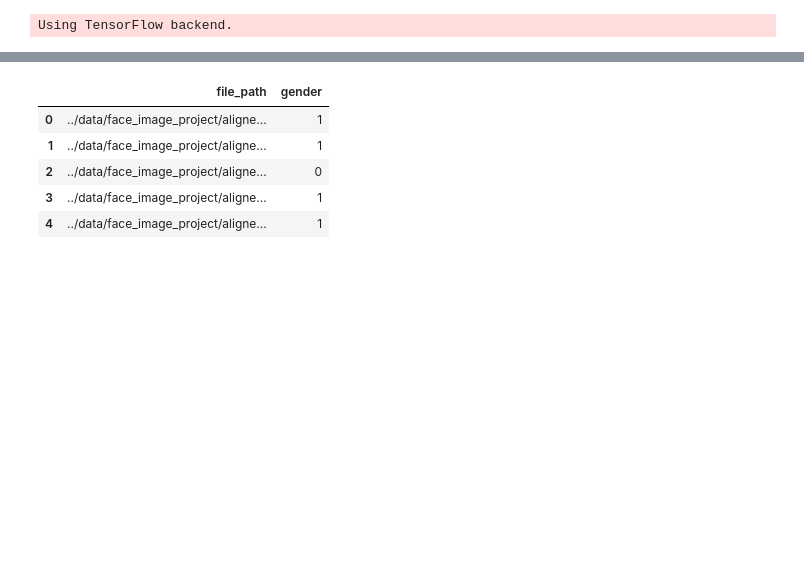
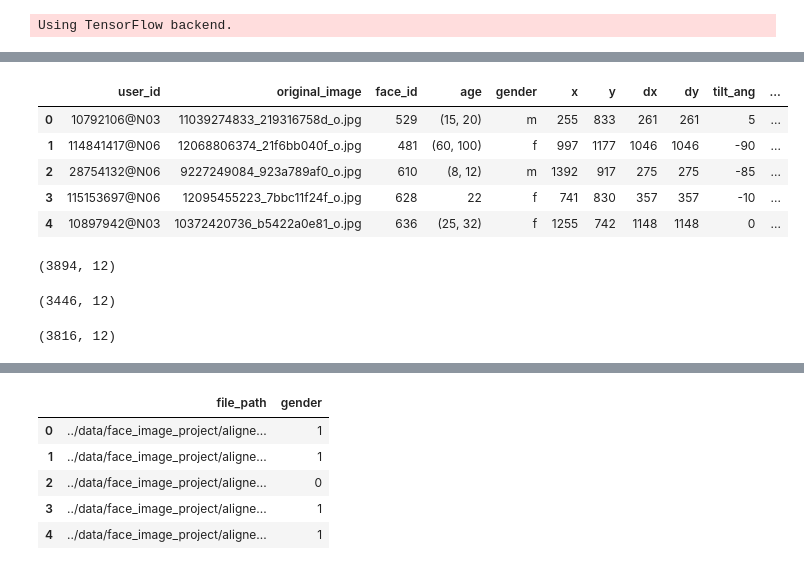
Before and after one commit to davidmrdavid/demographics_net, a Jupyter notebook: src/notebooks/2. Vainilla CNNs.ipynb, the cells around one changed output, grey strips where cells are left out. Saved outputs shown, nothing was run; the diff lists cells and outputs as text; code cells hidden in the pictures; blank space fills up the shorter version.

```diff
--- a/src/notebooks/2. Vainilla CNNs.ipynb
+++ b/src/notebooks/2. Vainilla CNNs.ipynb
@@ -28,0 +30,36 @@ data.head()
+# %%
+# Get the data
+data1 = pd.read_csv(filepath_or_buffer="../data/face_image_project/fold_1_data.txt", sep="\t")
+data1 = data1.sample(frac=1).reset_index(drop=True)
+data1.head()
+# %% [output]
+|  | user_id | original_image | face_id | age | gender | x | y | dx | dy | tilt_ang | ... |
+| 0 | 10792106@N03 | 11039274833_219316758d_o.jpg | 529 | (15, 20) | m | 255 | 833 | 261 | 261 | 5 | ... |
+| 1 | 114841417@N06 | 12068806374_21f6bb040f_o.jpg | 481 | (60, 100) | f | 997 | 1177 | 1046 | 1046 | -90 | ... |
+| 2 | 28754132@N06 | 9227249084_923a789af0_o.jpg | 610 | (8, 12) | m | 1392 | 917 | 275 | 275 | -85 | ... |
+| 3 | 115153697@N06 | 12095455223_7bbc11f24f_o.jpg | 628 | 22 | f | 741 | 830 | 357 | 357 | -10 | ... |
+| 4 | 10897942@N03 | 10372420736_b5422a0e81_o.jpg | 636 | (25, 32) | f | 1255 | 742 | 1148 | 1148 | 0 | ... |
+# %%
+# Get the data
+data2 = pd.read_csv(filepath_or_buffer="../data/face_image_project/fold_2_data.txt", sep="\t")
+data2 = data2.sample(frac=1).reset_index(drop=True)
+data2.head()
+data2.shape
+# %% [output]
+(3894, 12)
+# %%
+# Get the data
+data3 = pd.read_csv(filepath_or_buffer="../data/face_image_project/fold_3_data.txt", sep="\t")
+data3 = data3.sample(frac=1).reset_index(drop=True)
+data3.head()
+data3.shape
+# %% [output]
+(3446, 12)
+# %%
+# Get the data
+data4 = pd.read_csv(filepath_or_buffer="../data/face_image_project/fold_4_data.txt", sep="\t")
+data4 = data4.sample(frac=1).reset_index(drop=True)
+data4.head()
+data4.shape
+# %% [output]
+(3816, 12)
```
Also changed, not shown: parts of 23 cells of this notebook, 23 other files.
